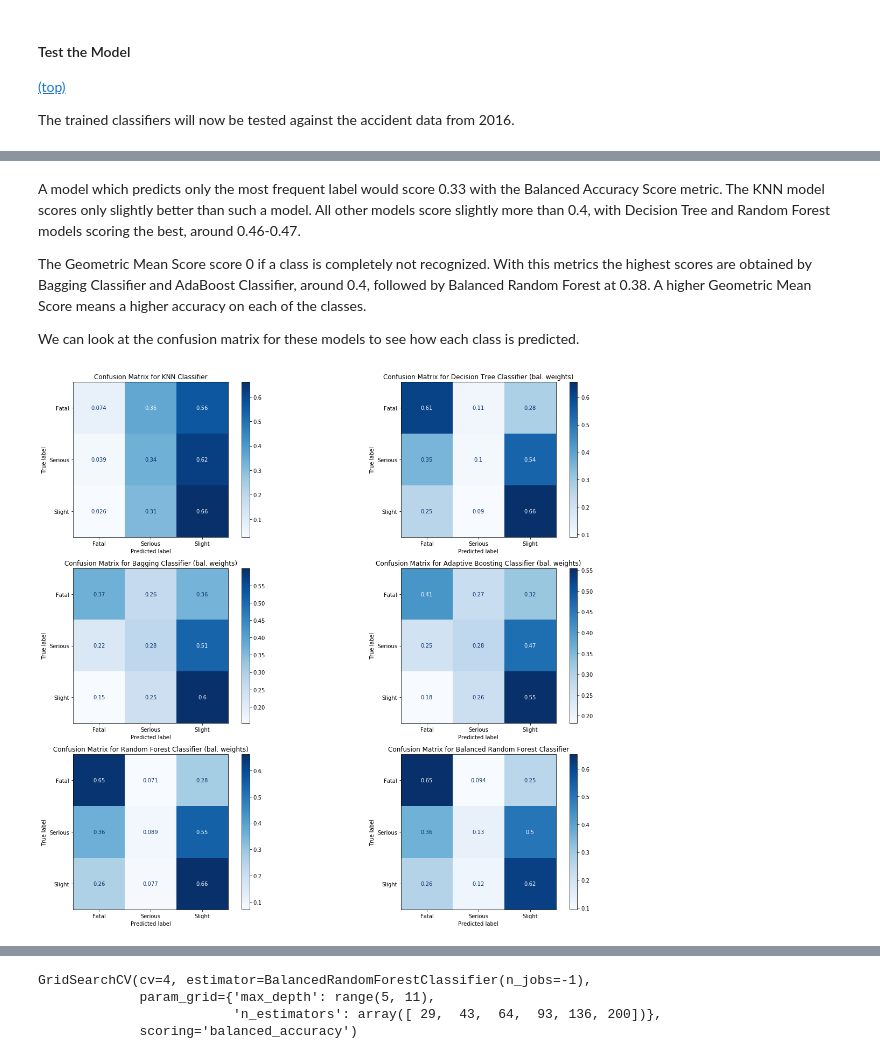
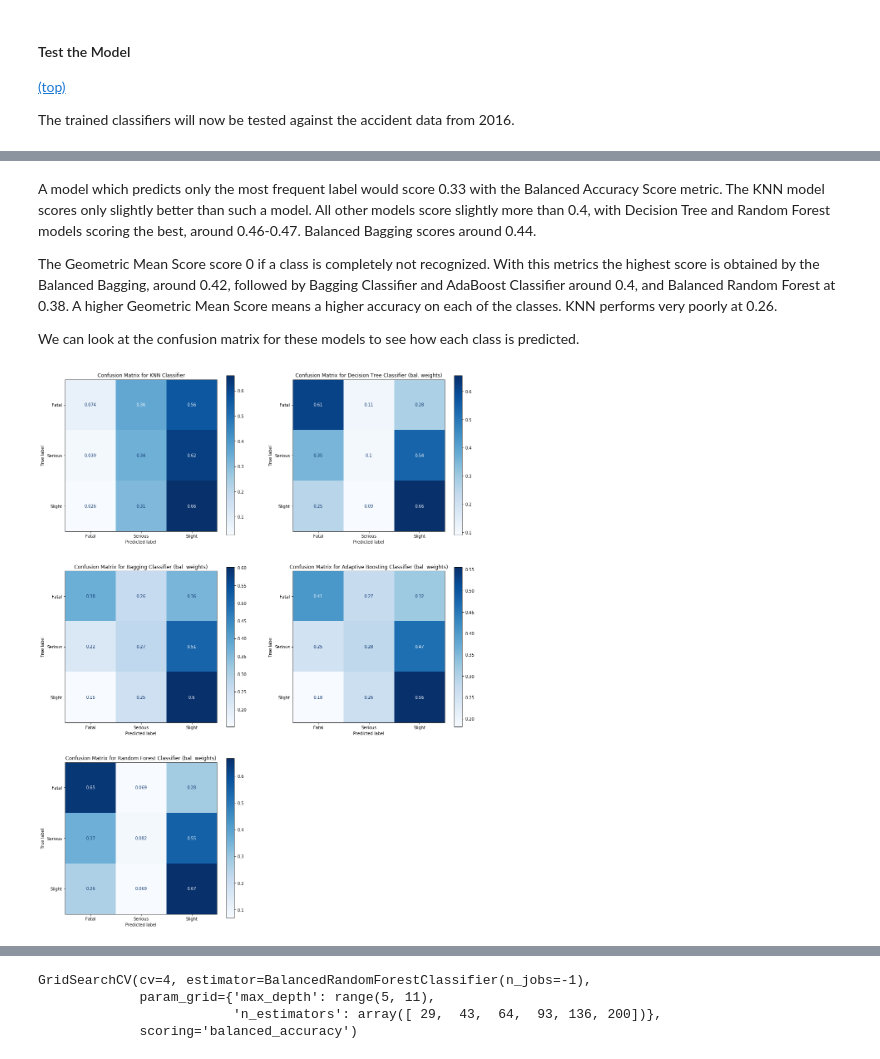
Before and after one commit to AntonioBL/Coursera_Capstone, a Jupyter notebook: capstone.ipynb, the cells around one changed output, grey strips where cells are left out. Drawn from its saved outputs; the diff is of its cells as text; code cells hidden in the pictures.

```diff
--- a/capstone.ipynb
+++ b/capstone.ipynb
@@ -940,7 +951,7 @@ Best n_estimators from cross validation (4 folds):  135
 The values of balanced accuracy does not change much with the number of estimators in the range 100-300.
 # %%
 bagclassifier = BaggingClassifier(base_estimator=DecisionTreeClassifier(class_weight='balanced'),
-                                  max_features=X.shape[1], n_estimators=150, n_jobs=-1)
+                                  max_features=X.shape[1], n_estimators=300, n_jobs=-1)
 bagclassifier.fit(X,y)
 # %% [output]
 BaggingClassifier(base_estimator=DecisionTreeClassifier(class_weight='balanced'),
@@ -1149,40 +1204,36 @@ plt.show()
 # %% [markdown]
-A model which predicts only the most frequent label would score 0.33 with the Balanced Accuracy Score metric. The KNN model scores only slightly better than such a model. All other models score slightly more than 0.4, with Decision Tree and Random Forest models scoring the best, around 0.46-0.47.
+A model which predicts only the most frequent label would score 0.33 with the Balanced Accuracy Score metric. The KNN model scores only slightly better than such a model. All other models score slightly more than 0.4, with Decision Tree and Random Forest models scoring the best, around 0.46-0.47. Balanced Bagging scores around 0.44.
 
-The Geometric Mean Score score 0 if a class is completely not recognized. With this metrics the highest scores are obtained by Bagging Classifier and AdaBoost Classifier, around 0.4, followed by Balanced Random Forest at 0.38. A higher Geometric Mean Score means a higher accuracy on each of the classes.
+The Geometric Mean Score score 0 if a class is completely not recognized. With this metrics the highest score is obtained by the Balanced Bagging, around 0.42, followed by Bagging Classifier and AdaBoost Classifier around 0.4, and Balanced Random Forest at 0.38. A higher Geometric Mean Score means a higher accuracy on each of the classes. KNN performs very poorly at 0.26.
 
 We can look at the confusion matrix for these models to see how each class is predicted.
 # %%
-plt.figure(figsize=(20,18))
+plt.figure(figsize=(18,24))
 disp = plot_confusion_matrix(KNNclassifier, X_test1, y_test,
                              display_labels=['Fatal','Serious','Slight'], cmap=plt.cm.Blues,
                              normalize='true', ax=plt.subplot(3,2,1))
 disp.ax_.set_title('Confusion Matrix for KNN Classifier')
 
 disp = plot_confusion_matrix(treeclassifier, X_test, y_test,
                              display_labels=['Fatal','Serious','Slight'], cmap=plt.cm.Blues,
                              normalize='true', ax=plt.subplot(3,2,2))
 disp.ax_.set_title('Confusion Matrix for Decision Tree Classifier (bal. weights)')
 
 disp = plot_confusion_matrix(bagclassifier, X_test, y_test,
                              display_labels=['Fatal','Serious','Slight'], cmap=plt.cm.Blues,
                              normalize='true', ax=plt.subplot(3,2,3))
 disp.ax_.set_title('Confusion Matrix for Bagging Classifier (bal. weights)')
 
 disp = plot_confusion_matrix(adaboostclassifier, X_test, y_test,
                              display_labels=['Fatal','Serious','Slight'], cmap=plt.cm.Blues,
                              normalize='true', ax=plt.subplot(3,2,4))
 disp.ax_.set_title('Confusion Matrix for Adaptive Boosting Classifier (bal. weights)')
 
 disp = plot_confusion_matrix(forestclassifier, X_test, y_test,
                              display_labels=['Fatal','Serious','Slight'], cmap=plt.cm.Blues,
                              normalize='true', ax=plt.subplot(3,2,5))
 disp.ax_.set_title('Confusion Matrix for Random Forest Classifier (bal. weights)')
 
-disp = plot_confusion_matrix(balancedforestclassifier, X_test, y_test,
-                             display_labels=['Fatal','Serious','Slight'], cmap=plt.cm.Blues,
-                             normalize='true', ax=plt.subplot(3,2,6))
-disp.ax_.set_title('Confusion Matrix for Balanced Random Forest Classifier')
 plt.show()
 # %% [output]
-[figure, old version]
+[figure, new version]
```
Also changed, not shown: parts of 33 cells of this notebook.
